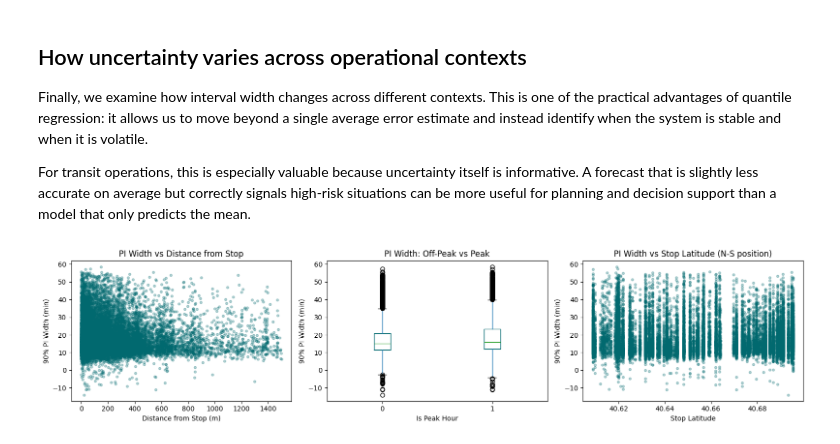
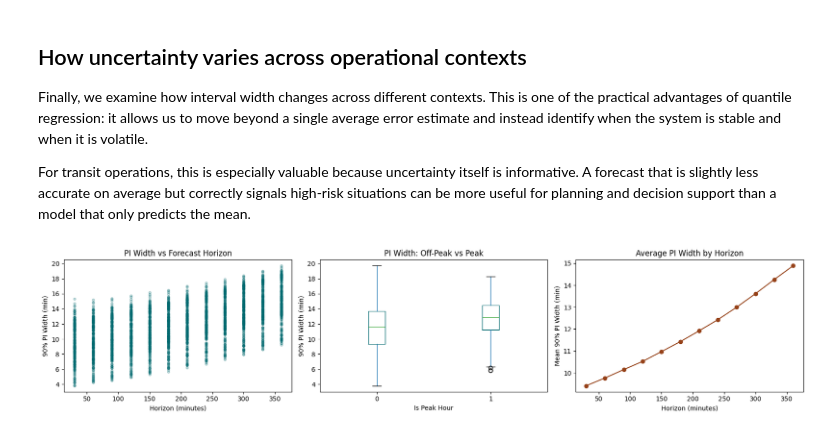
Before and after one commit to ThibautHeim/Advanced_Business_Analytics_Project, a Jupyter notebook: Vasilis/QR.ipynb, the cells around one changed output. Saved outputs shown, nothing was run; the diff lists cells and outputs as text; code cells hidden in the pictures.

```diff
--- a/Vasilis/QR.ipynb
+++ b/Vasilis/QR.ipynb
@@ -589,21 +494,22 @@ We fit separate quantile regression models for several target quantiles of the r
 This choice aligns with standard distributional forecasting practice, where quantile forecasts are evaluated using quantile or pinball loss, and prediction intervals are derived from lower and upper quantiles. Quantile-based methods are especially appropriate when forecast errors are skewed or have non-constant variance.
 # %%
 # Train one QR model per target quantile (pinball loss)
+# Cell 15 — Train one QR model per target quantile
 import statsmodels.formula.api as smf
 
-train_df = X_train.copy()
-train_df['residual'] = y_train.values
+train_qr = train_df.copy()
 
 QUANTILES = [0.05, 0.10, 0.25, 0.75, 0.90, 0.95]
 
-formula = ('residual ~ lstm_pred + DistanceFromStop + stop_lat + stop_lon'
-           ' + is_peak + is_weekend + upstream_delay')
+formula = (
+    'residual ~ y_pred + horizon + horizon_min + hour_sin + hour_cos + is_peak + is_weekend'
+)
 
 qr_models = {}
 for q in QUANTILES:
-    m = smf.quantreg(formula, data=train_df).fit(q=q, max_iter=5000)
-    qr_models[q] = m
-    print(f"Q{int(q*100):02d}  |  Pseudo-R²: {m.prsquared:.4f}")
+    model = smf.quantreg(formula, data=train_qr).fit(q=q, max_iter=5000)
+    qr_models[q] = model
+    print(f"Q{int(q*100):02d} | Pseudo-R²: {model.prsquared:.4f}")
 
 print("\nAll quantile models trained.")
 # %% [output]
@@ -688,33 +605,42 @@ Finally, we examine how interval width changes across different contexts. This i
 
 For transit operations, this is especially valuable because uncertainty itself is informative. A forecast that is slightly less accurate on average but correctly signals high-risk situations can be more useful for planning and decision support than a model that only predicts the mean.
 # %%
-# Show how uncertainty varies by context (key result)
-test_df['pi90_width'] = test_df['pi90_upper'] - test_df['pi90_lower']
+# Cell 18 — Show how uncertainty varies by forecast context
+test_eval['pi90_width'] = test_eval['pi90_upper'] - test_eval['pi90_lower']
 
-fig, axes = plt.subplots(1, 3, figsize=(16, 4))
+fig, axes = plt.subplots(1, 3, figsize=(17, 4))
 
-# 1. Width vs distance from stop
-axes[0].scatter(test_df['DistanceFromStop'], test_df['pi90_width'],
-                alpha=0.3, s=12, color='#01696f')
-axes[0].set(title='PI Width vs Distance from Stop',
-            xlabel='Distance from Stop (m)', ylabel='90% PI Width (min)')
+# 1. Width vs forecast horizon
+axes[0].scatter(test_eval['horizon_min'], test_eval['pi90_width'],
+                alpha=0.25, s=14, color='#01696f')
+axes[0].set(
+    title='PI Width vs Forecast Horizon',
+    xlabel='Horizon (minutes)',
+    ylabel='90% PI Width (min)'
+)
 
 # 2. Width by peak / off-peak
-test_df.boxplot(column='pi90_width', by='is_peak', ax=axes[1], grid=False,
-                boxprops=dict(color='#01696f'))
-axes[1].set(title='PI Width: Off-Peak (0) vs Peak (1)',
-            xlabel='Is Peak Hour', ylabel='90% PI Width (min)')
-plt.sca(axes[1]); plt.title('PI Width: Off-Peak vs Peak')
+test_eval.boxplot(column='pi90_width', by='is_peak', ax=axes[1], grid=False,
+                  boxprops=dict(color='#01696f'))
+axes[1].set(
+    title='PI Width: Off-Peak (0) vs Peak (1)',
+    xlabel='Is Peak Hour',
+    ylabel='90% PI Width (min)'
+)
+plt.sca(axes[1])
+plt.title('PI Width: Off-Peak vs Peak')
 
-# 3. Width by stop location (latitude = position along B41 north-south)
-axes[2].scatter(test_df['stop_lat'], test_df['pi90_width'],
-                alpha=0.3, s=12, color='#01696f')
-axes[2].set(title='PI Width vs Stop Latitude (N-S position)',
-            xlabel='Stop Latitude', ylabel='90% PI Width (min)')
+# 3. Average width by horizon
+avg_width = test_eval.groupby('horizon_min')['pi90_width'].mean()
+axes[2].plot(avg_width.index, avg_width.values, marker='o', color='#964219')
+axes[2].set(
+    title='Average PI Width by Horizon',
+    xlabel='Horizon (minutes)',
+    ylabel='Mean 90% PI Width (min)'
+)
 
 plt.suptitle('')
 plt.tight_layout()
-plt.savefig('fig_04_pi_width_context.png', dpi=150)
 plt.show()
 # %% [output]
-[figure, old version]
+[figure, new version]
```
Also changed, not shown: parts of 15 cells of this notebook, 3 other files.
